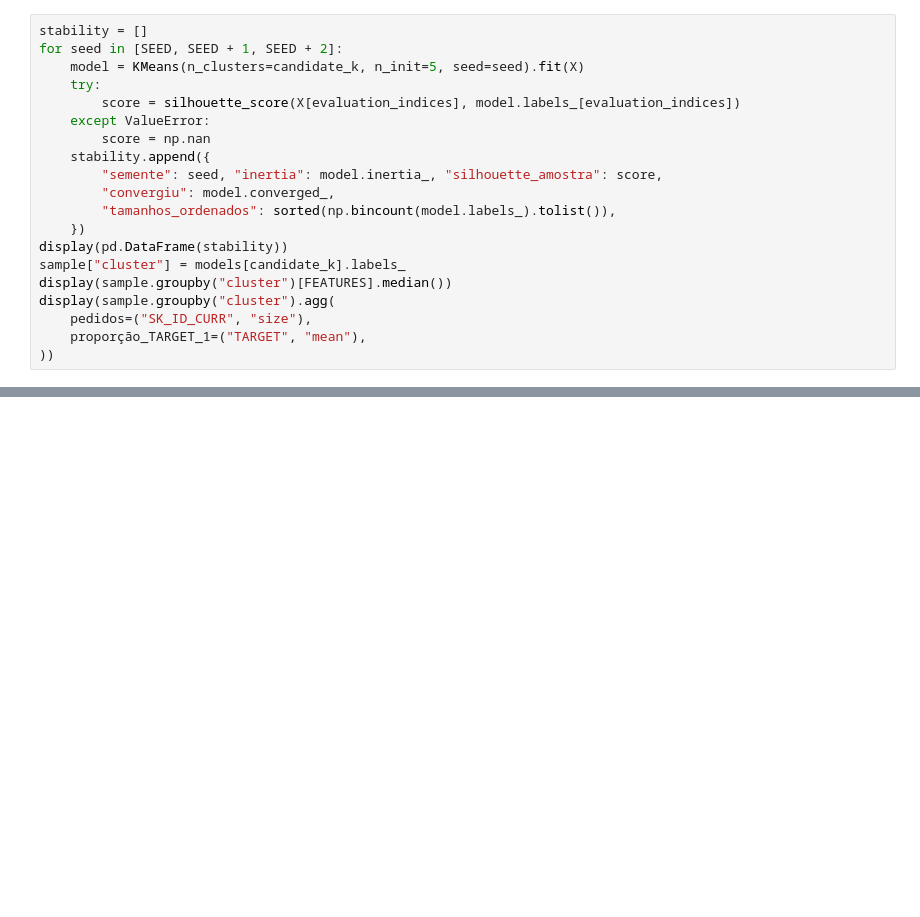
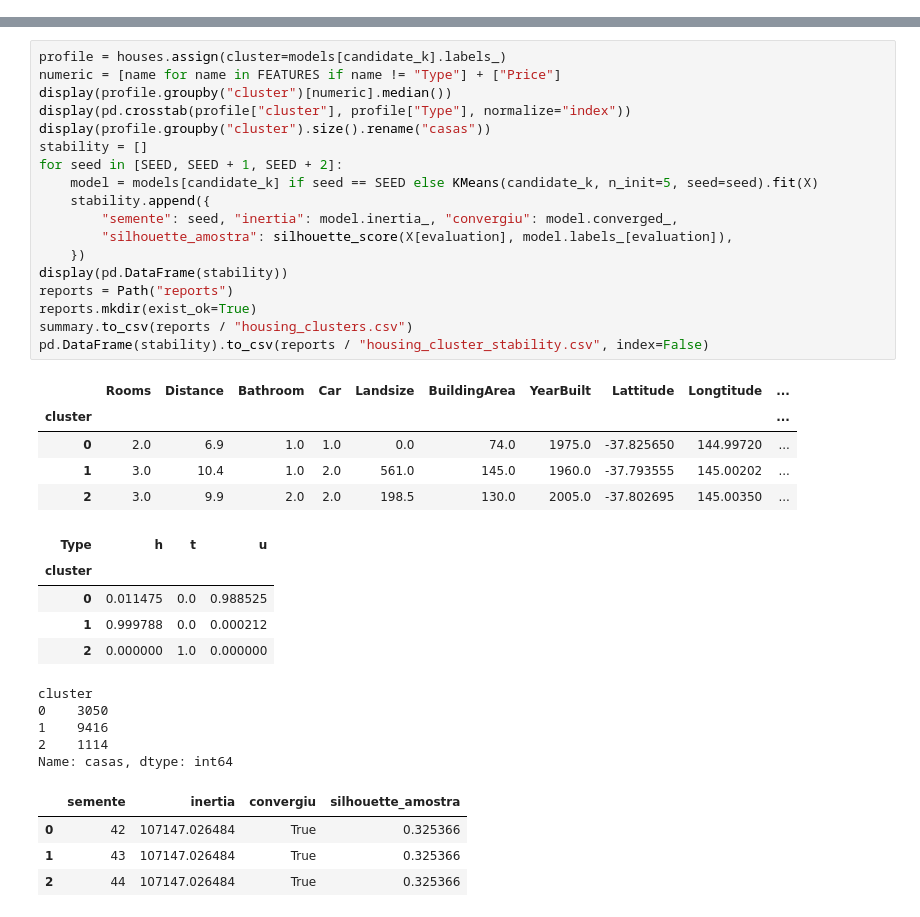
Before and after one commit to AnyTng/FAI26_P01_G09, a Jupyter notebook: 03_clusters.ipynb, the cells around one changed output, grey strips where cells are left out. Cells and saved outputs as stored; diff of their text form; blank space fills up the shorter version.

```diff
--- a/03_clusters.ipynb
+++ b/03_clusters.ipynb
@@ -87,20 +79,0 @@ Só depois de formar os grupos calculamos a proporção observada de TARGET=1.
-# %%
-stability = []
-for seed in [SEED, SEED + 1, SEED + 2]:
-    model = KMeans(n_clusters=candidate_k, n_init=5, seed=seed).fit(X)
-    try:
-        score = silhouette_score(X[evaluation_indices], model.labels_[evaluation_indices])
-    except ValueError:
-        score = np.nan
-    stability.append({
-        "semente": seed, "inertia": model.inertia_, "silhouette_amostra": score,
-        "convergiu": model.converged_,
-        "tamanhos_ordenados": sorted(np.bincount(model.labels_).tolist()),
-    })
-display(pd.DataFrame(stability))
-sample["cluster"] = models[candidate_k].labels_
-display(sample.groupby("cluster")[FEATURES].median())
-display(sample.groupby("cluster").agg(
-    pedidos=("SK_ID_CURR", "size"),
-    proporção_TARGET_1=("TARGET", "mean"),
-))
@@ -116,0 +85,38 @@ A proporção de TARGET=1 é uma comparação posterior, não uma variável de f
+# %%
+profile = houses.assign(cluster=models[candidate_k].labels_)
+numeric = [name for name in FEATURES if name != "Type"] + ["Price"]
+display(profile.groupby("cluster")[numeric].median())
+display(pd.crosstab(profile["cluster"], profile["Type"], normalize="index"))
+display(profile.groupby("cluster").size().rename("casas"))
+stability = []
+for seed in [SEED, SEED + 1, SEED + 2]:
+    model = models[candidate_k] if seed == SEED else KMeans(candidate_k, n_init=5, seed=seed).fit(X)
+    stability.append({
+        "semente": seed, "inertia": model.inertia_, "convergiu": model.converged_,
+        "silhouette_amostra": silhouette_score(X[evaluation], model.labels_[evaluation]),
+    })
+display(pd.DataFrame(stability))
+reports = Path("reports")
+reports.mkdir(exist_ok=True)
+summary.to_csv(reports / "housing_clusters.csv")
+pd.DataFrame(stability).to_csv(reports / "housing_cluster_stability.csv", index=False)
+# %% [output]
+|  | Rooms | Distance | Bathroom | Car | Landsize | BuildingArea | YearBuilt | Lattitude | Longtitude | ... |
+| cluster |  |  |  |  |  |  |  |  |  | ... |
+| 0 | 2.0 | 6.9 | 1.0 | 1.0 | 0.0 | 74.0 | 1975.0 | -37.825650 | 144.99720 | ... |
+| 1 | 3.0 | 10.4 | 1.0 | 2.0 | 561.0 | 145.0 | 1960.0 | -37.793555 | 145.00202 | ... |
+| 2 | 3.0 | 9.9 | 2.0 | 2.0 | 198.5 | 130.0 | 2005.0 | -37.802695 | 145.00350 | ... |
+| Type | h | t | u |
+| cluster |  |  |  |
+| 0 | 0.011475 | 0.0 | 0.988525 |
+| 1 | 0.999788 | 0.0 | 0.000212 |
+| 2 | 0.000000 | 1.0 | 0.000000 |
+cluster
+0    3050
+1    9416
+2    1114
+Name: casas, dtype: int64
+|  | semente | inertia | convergiu | silhouette_amostra |
+| 0 | 42 | 107147.026484 | True | 0.325366 |
+| 1 | 43 | 107147.026484 | True | 0.325366 |
+| 2 | 44 | 107147.026484 | True | 0.325366 |
```
Also changed, not shown: parts of 13 cells of this notebook, 14 other files.
